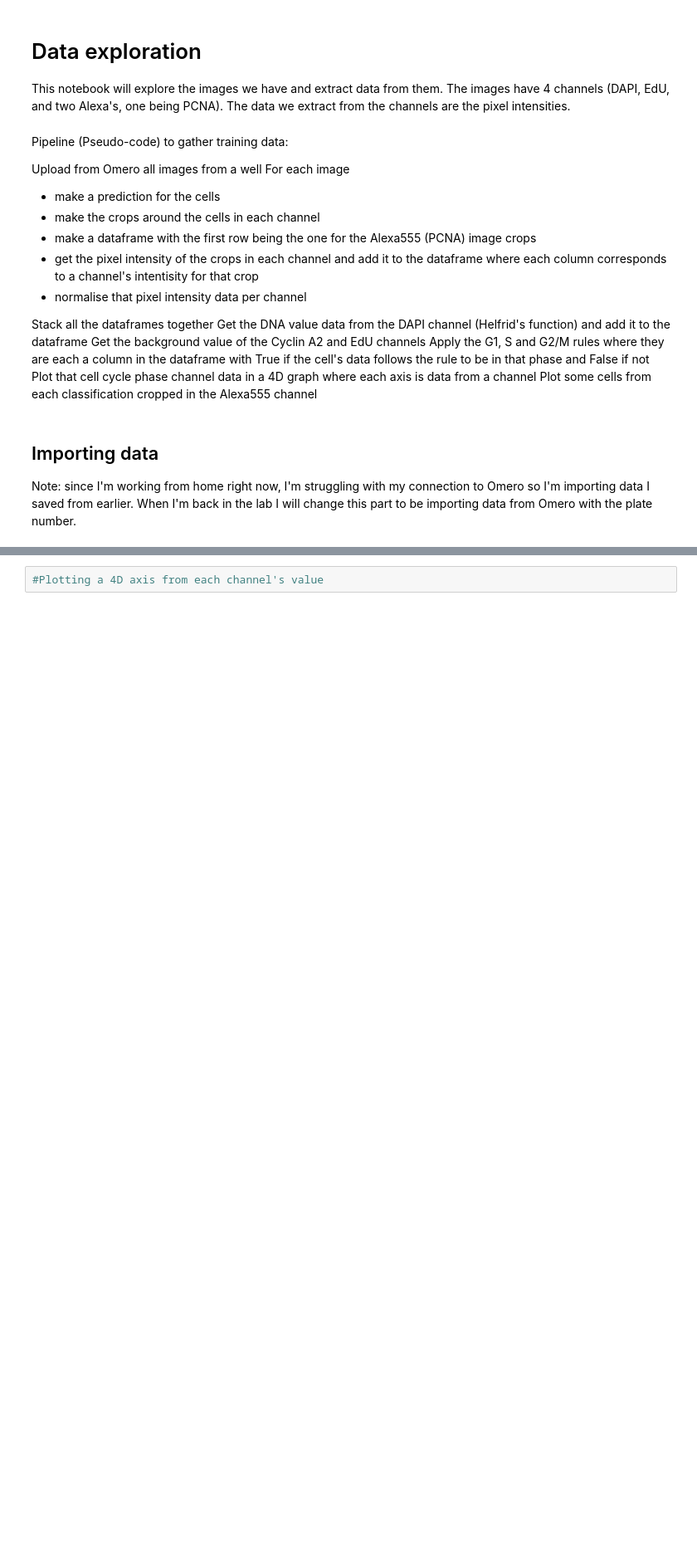
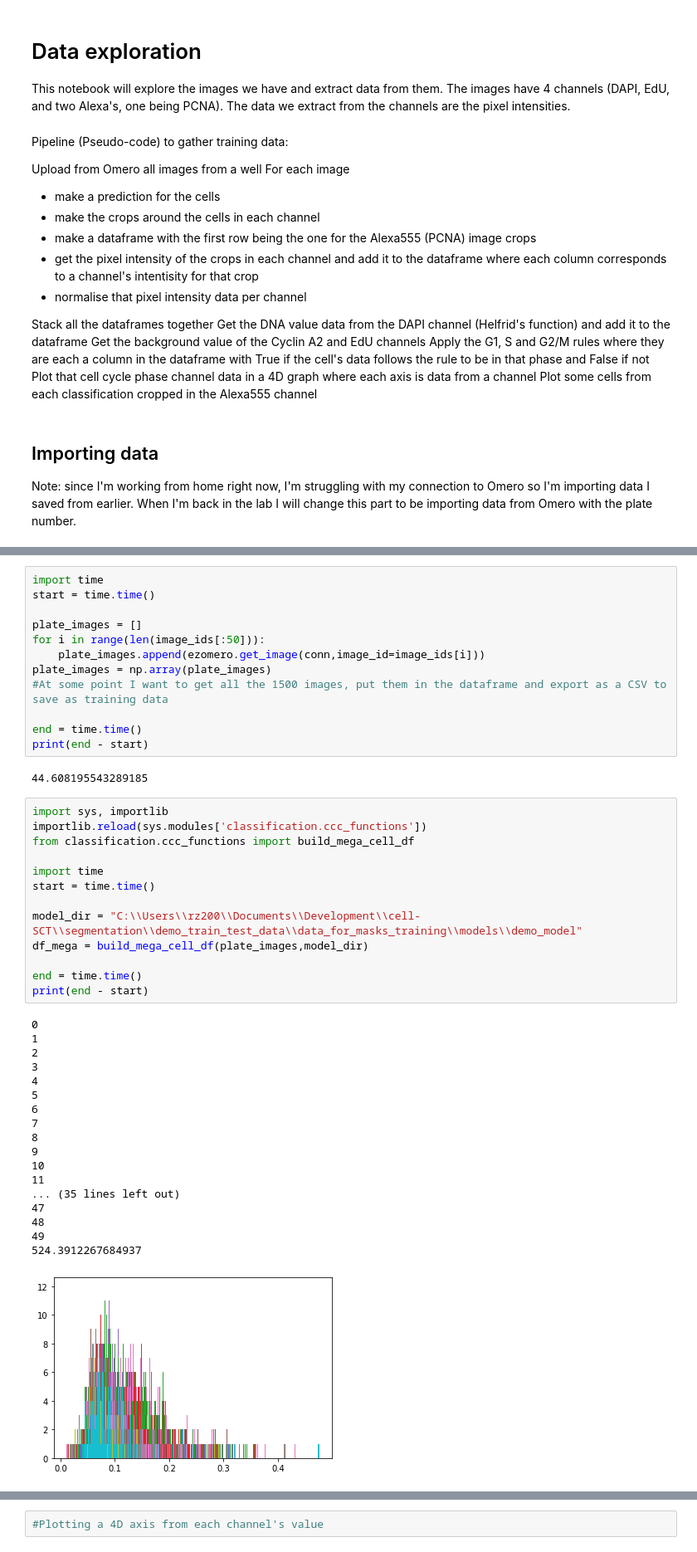
Before and after one commit to rzuberi/cell-SCT, a Jupyter notebook: classification/ccc_data_exploration.ipynb, the cells around one changed output, grey strips where cells are left out. Shown: that part at 83% size. Drawn from its saved outputs; the diff is of its cells as text; blank space fills up the shorter version.

```diff
--- a/classification/ccc_data_exploration.ipynb
+++ b/classification/ccc_data_exploration.ipynb
@@ -290,0 +56,46 @@ With 190 cells that is 3.68% of cells in G2/M phase.
+# %%
+import time
+start = time.time()
+
+plate_images = []
+for i in range(len(image_ids[:50])):
+    plate_images.append(ezomero.get_image(conn,image_id=image_ids[i]))
+plate_images = np.array(plate_images)
+#At some point I want to get all the 1500 images, put them in the dataframe and export as a CSV to save as training data
+
+end = time.time()
+print(end - start)
+# %% [output]
+44.608195543289185
+# %%
+import sys, importlib
+importlib.reload(sys.modules['classification.ccc_functions'])
+from classification.ccc_functions import build_mega_cell_df
+
+import time
+start = time.time()
+
+model_dir = "C:\\Users\\rz200\\Documents\\Development\\cell-SCT\\segmentation\\demo_train_test_data\\data_for_masks_training\\models\\demo_model"
+df_mega = build_mega_cell_df(plate_images,model_dir)
+
+end = time.time()
+print(end - start)
+# %% [output]
+0
+1
+2
+3
+4
+5
+6
+7
+8
+9
+10
+11
+... (35 lines left out)
+47
+48
+49
+524.3912267684937
+[figure, added]
```
Also changed, not shown: parts of 39 cells of this notebook, 5 other files.
